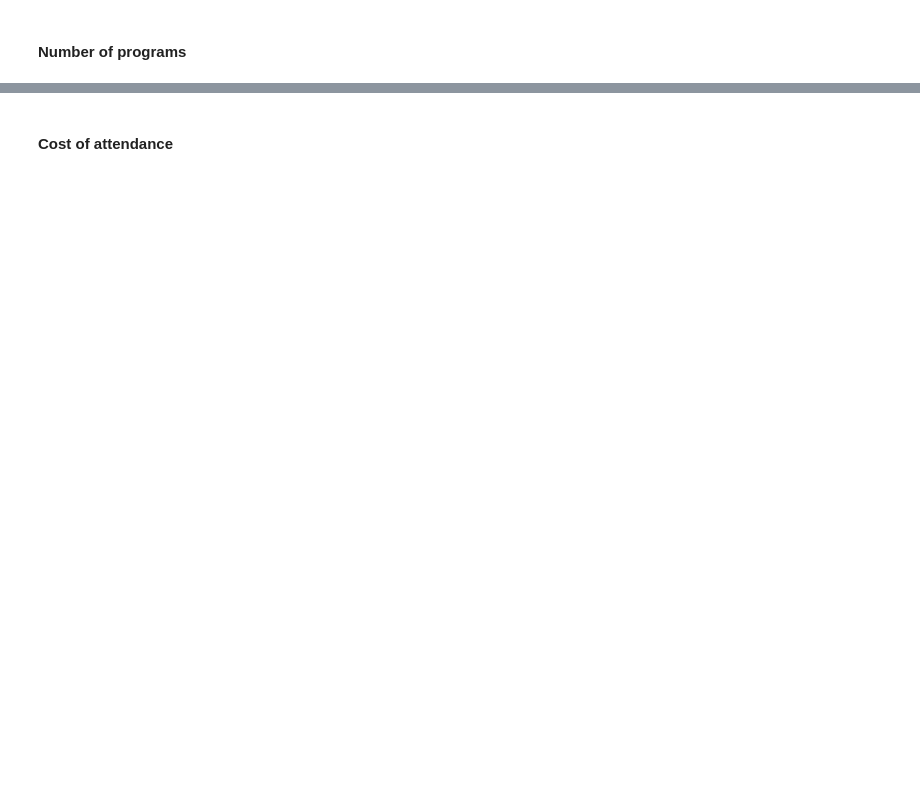
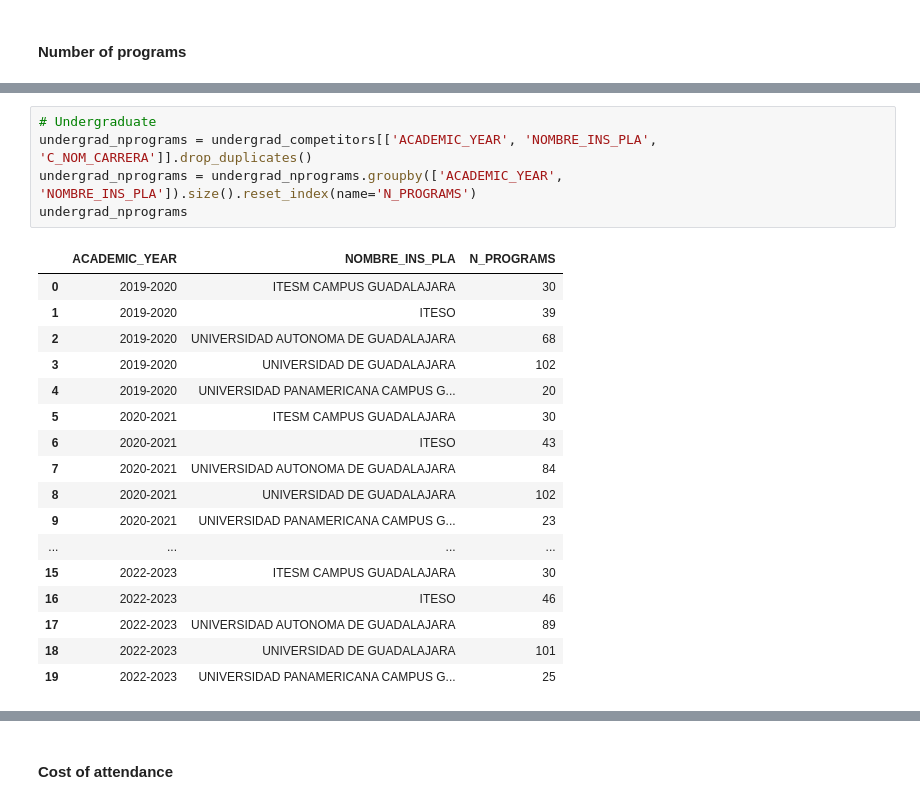
Before and after one commit to lvcruzh/data_challenge_ey, a Jupyter notebook: data_challenge.ipynb, the cells around one changed output, grey strips where cells are left out. Drawn from its saved outputs; the diff is of its cells as text; blank space fills up the shorter version.

```diff
--- a/data_challenge.ipynb
+++ b/data_challenge.ipynb
@@ -699,0 +738,23 @@ grad_competitors = grad_competitors[['ACADEMIC_YEAR', 'CCT_INS_PLA', 'NOMBRE_INS
+# %%
+# Undergraduate
+undergrad_nprograms = undergrad_competitors[['ACADEMIC_YEAR', 'NOMBRE_INS_PLA', 'C_NOM_CARRERA']].drop_duplicates()
+undergrad_nprograms = undergrad_nprograms.groupby(['ACADEMIC_YEAR', 'NOMBRE_INS_PLA']).size().reset_index(name='N_PROGRAMS')
+undergrad_nprograms
+# %% [output]
+|  | ACADEMIC_YEAR | NOMBRE_INS_PLA | N_PROGRAMS |
+| 0 | 2019-2020 | ITESM CAMPUS GUADALAJARA | 30 |
+| 1 | 2019-2020 | ITESO | 39 |
+| 2 | 2019-2020 | UNIVERSIDAD AUTONOMA DE GUADALAJARA | 68 |
+| 3 | 2019-2020 | UNIVERSIDAD DE GUADALAJARA | 102 |
+| 4 | 2019-2020 | UNIVERSIDAD PANAMERICANA CAMPUS G... | 20 |
+| 5 | 2020-2021 | ITESM CAMPUS GUADALAJARA | 30 |
+| 6 | 2020-2021 | ITESO | 43 |
+| 7 | 2020-2021 | UNIVERSIDAD AUTONOMA DE GUADALAJARA | 84 |
+| 8 | 2020-2021 | UNIVERSIDAD DE GUADALAJARA | 102 |
+| 9 | 2020-2021 | UNIVERSIDAD PANAMERICANA CAMPUS G... | 23 |
+| ... | ... | ... | ... |
+| 15 | 2022-2023 | ITESM CAMPUS GUADALAJARA | 30 |
+| 16 | 2022-2023 | ITESO | 46 |
+| 17 | 2022-2023 | UNIVERSIDAD AUTONOMA DE GUADALAJARA | 89 |
+| 18 | 2022-2023 | UNIVERSIDAD DE GUADALAJARA | 101 |
+| 19 | 2022-2023 | UNIVERSIDAD PANAMERICANA CAMPUS G... | 25 |
```
Also changed, not shown: parts of 17 cells of this notebook, 3 other files.
